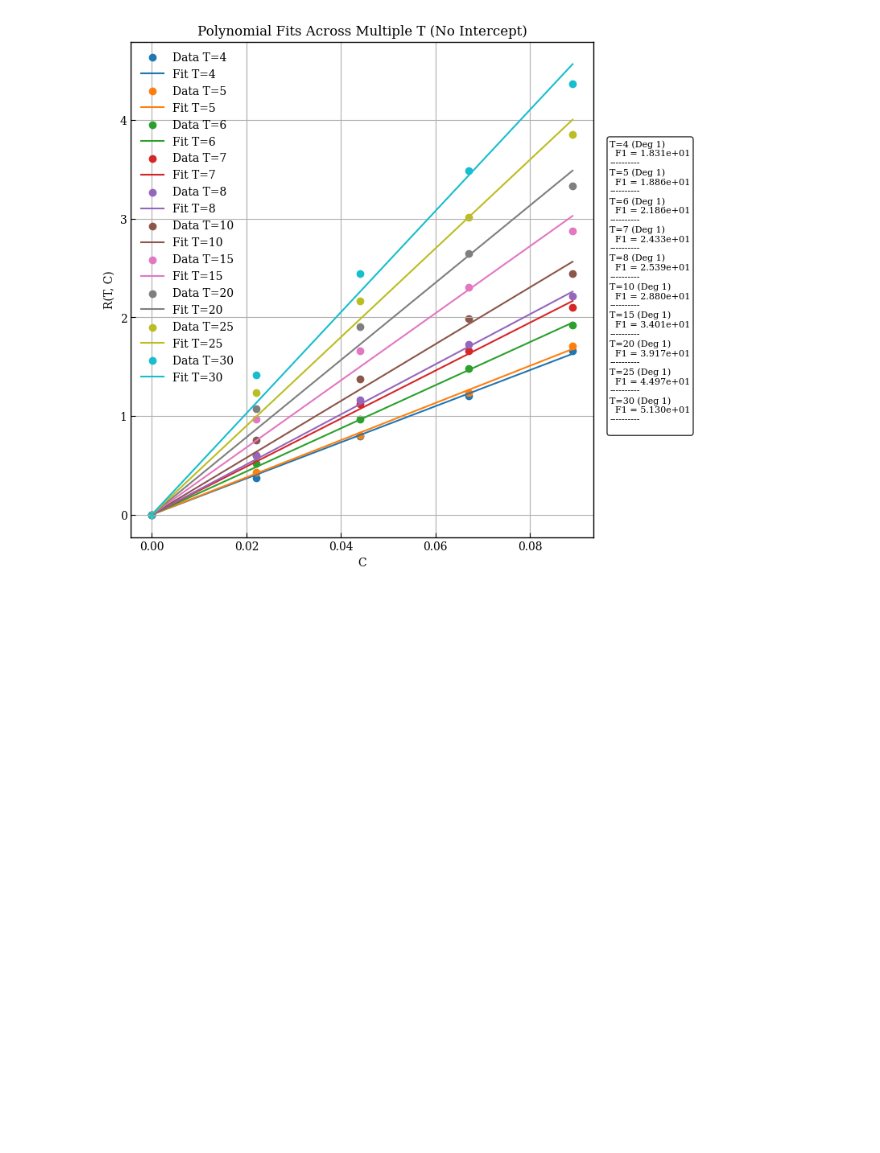
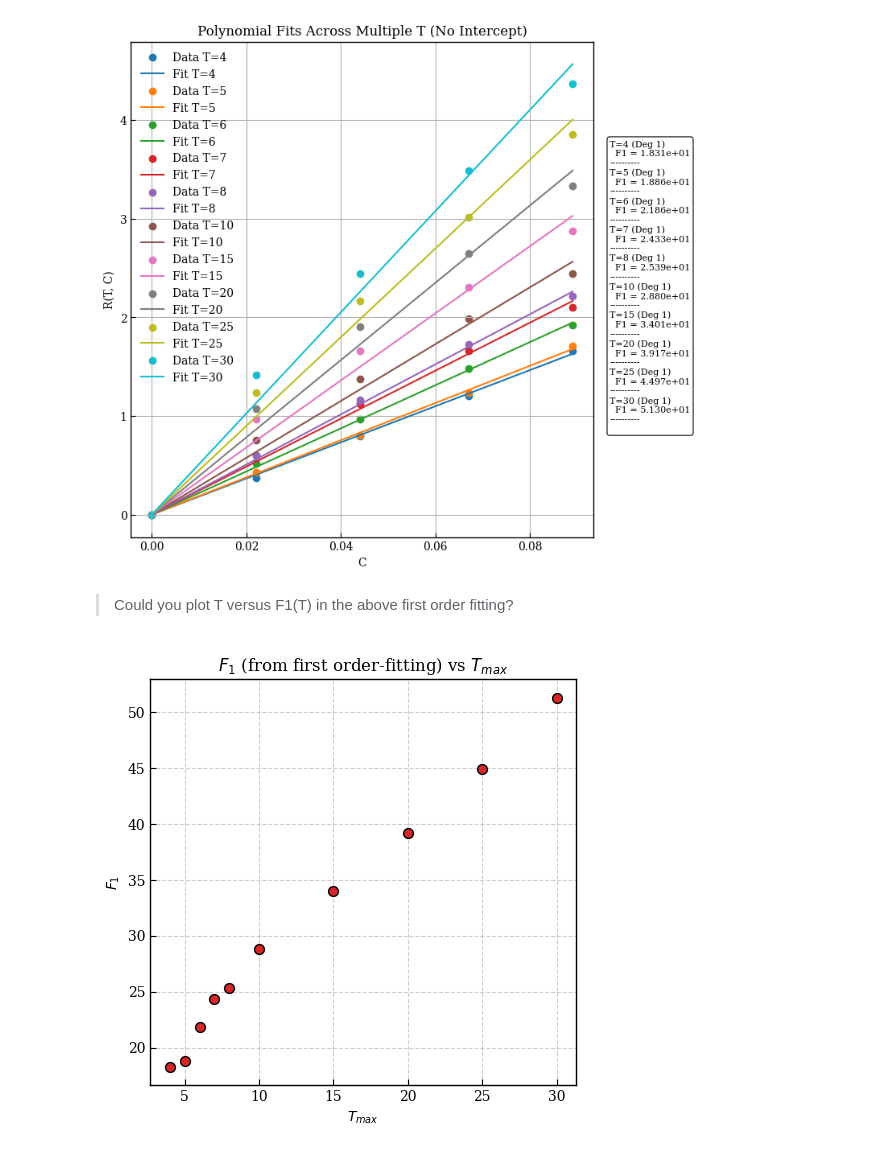
Before and after one commit to arijit-ship/indirect-zne-time-rel-noise, a Jupyter notebook: experimets/5q-c0-delt0.01-uniform-t-sampling/5q-c0.01-delt0.01-uniform-t-sampling.hillsmodel_n=2.ipynb, the cells around one changed output. Drawn from its saved outputs; the diff is of its cells as text; code cells hidden in the pictures; blank space fills up the shorter version.

```diff
--- a/experimets/5q-c0-delt0.01-uniform-t-sampling/5q-c0.01-delt0.01-uniform-t-sampling.hillsmodel_n=2.ipynb
+++ b/experimets/5q-c0-delt0.01-uniform-t-sampling/5q-c0.01-delt0.01-uniform-t-sampling.hillsmodel_n=2.ipynb
@@ -4324,3 +4331,52 @@ plt.show()
 # %% [output]
 Skipping T=3: outside range
 [figure]
+# %% [markdown]
+>Could you plot
+> T versus F1(T) in the above first order fitting?
+# %%
+# 1. Initialize lists to capture data for the second plot
+T_results = []
+F1_results = []
+
+# ======================
+# Main Loop (Modified to store results)
+# ======================
+for T in T_list:
+    if T < T_min or T > T_max:
+        continue
+
+    # (Assuming E_ideal and compute_R are defined as in your original script)
+    E_ideal = vqe_means_by_c[0.0][T]
+
+    C_list = [c for c in target_vals if c in vqe_means_by_c]
+    C = np.array(C_list)
+    R = np.array([(-np.log(vqe_means_by_c[c][T] / E_ideal) if vqe_means_by_c[c][T]/E_ideal > 0 else np.nan) for c in C])
+
+    mask = (C > 0) & np.isfinite(R)
+    C_fit = C[mask]
+    R_fit = R[mask]
+
+    # Build design matrix (no intercept) for Degree 1
+    X = np.vander(C_fit, N=2, increasing=True)[:, 1:]
+    F, _, _, _ = np.linalg.lstsq(X, R_fit, rcond=None)
+
+    # Store values for the new plot
+    T_results.append(T)
+    F1_results.append(F[0])
+# Assuming T_results and F1_results were populated in your loop
+plt.figure(figsize=(5, 5))
+
+# Plot only the scatter points
+plt.scatter(T_results, F1_results, color='tab:red', s=50, edgecolors='black', zorder=3)
+
+# Labels and Formatting
+plt.title("$F_1$ (from first order-fitting) vs $T_{max}$")
+plt.xlabel("$T_{max}$")
+plt.ylabel("$F_1$")
+plt.grid(True, linestyle='--', alpha=0.6)
+
+plt.tight_layout()
+plt.show()
+# %% [output]
+[figure, added]
```
Also changed, not shown: parts of 2 cells of this notebook, 1 other file.
